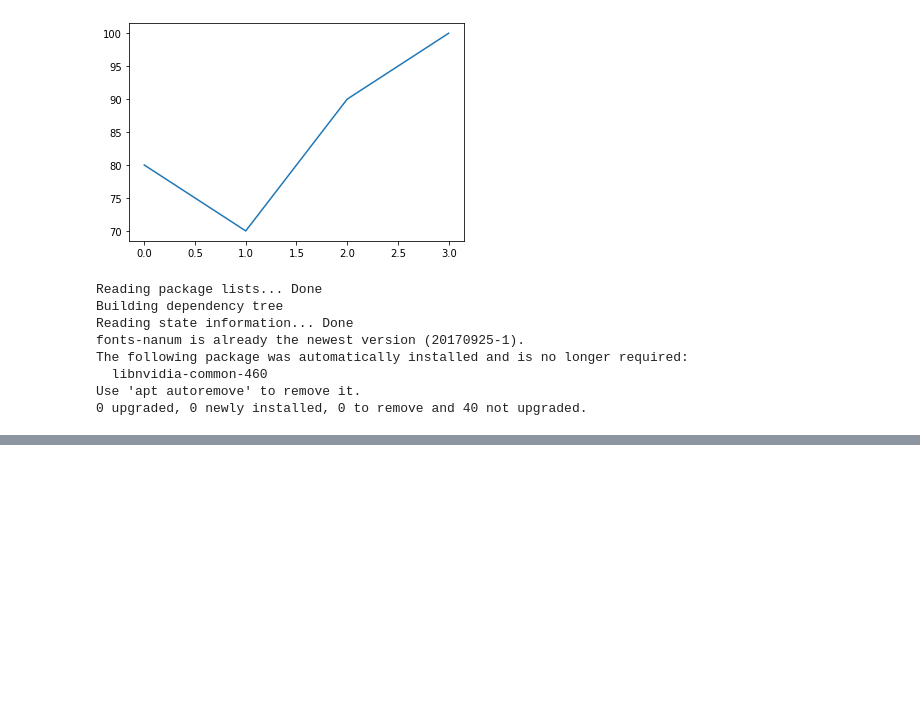
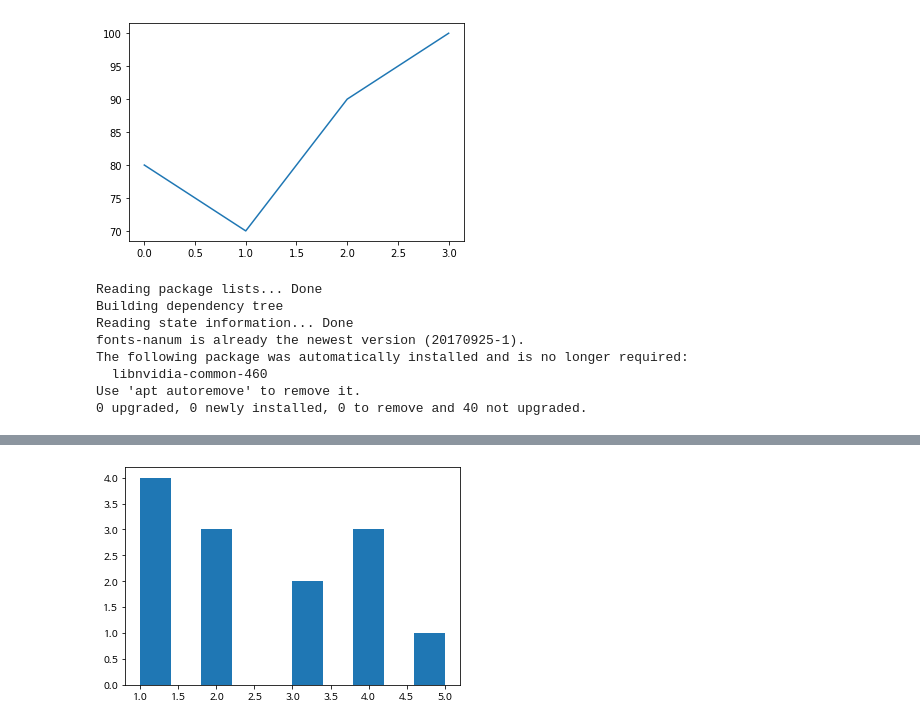
Before and after one commit to urous3814/Sorabol-SharingCamp, a Jupyter notebook: 08/30_colab.ipynb, the cells around one changed output, grey strips where cells are left out. Cells and saved outputs as stored; diff of their text form; code cells hidden in the pictures; blank space fills up the shorter version.

```diff
--- a/08/30_colab.ipynb
+++ b/08/30_colab.ipynb
@@ -219,0 +236,8 @@ plt.show()
+# %%
+import matplotlib.pyplot as plt
+
+data = [1,2,4,2,1,4,3,5,3,4,2,1,1]
+plt.hist(data)
+plt.show()
+# %% [output]
+[figure, added]
```
Also changed, not shown: parts of 4 cells of this notebook.
